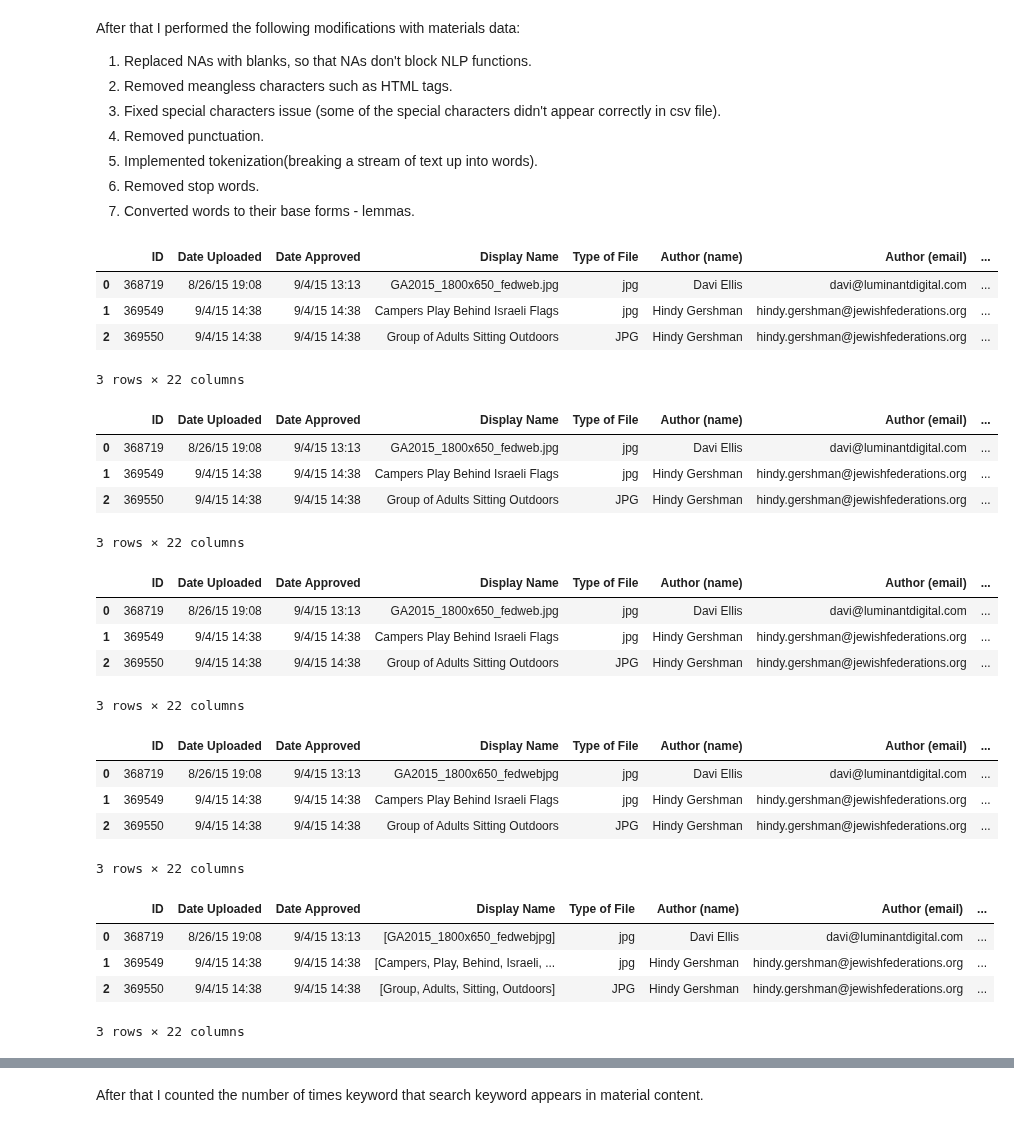
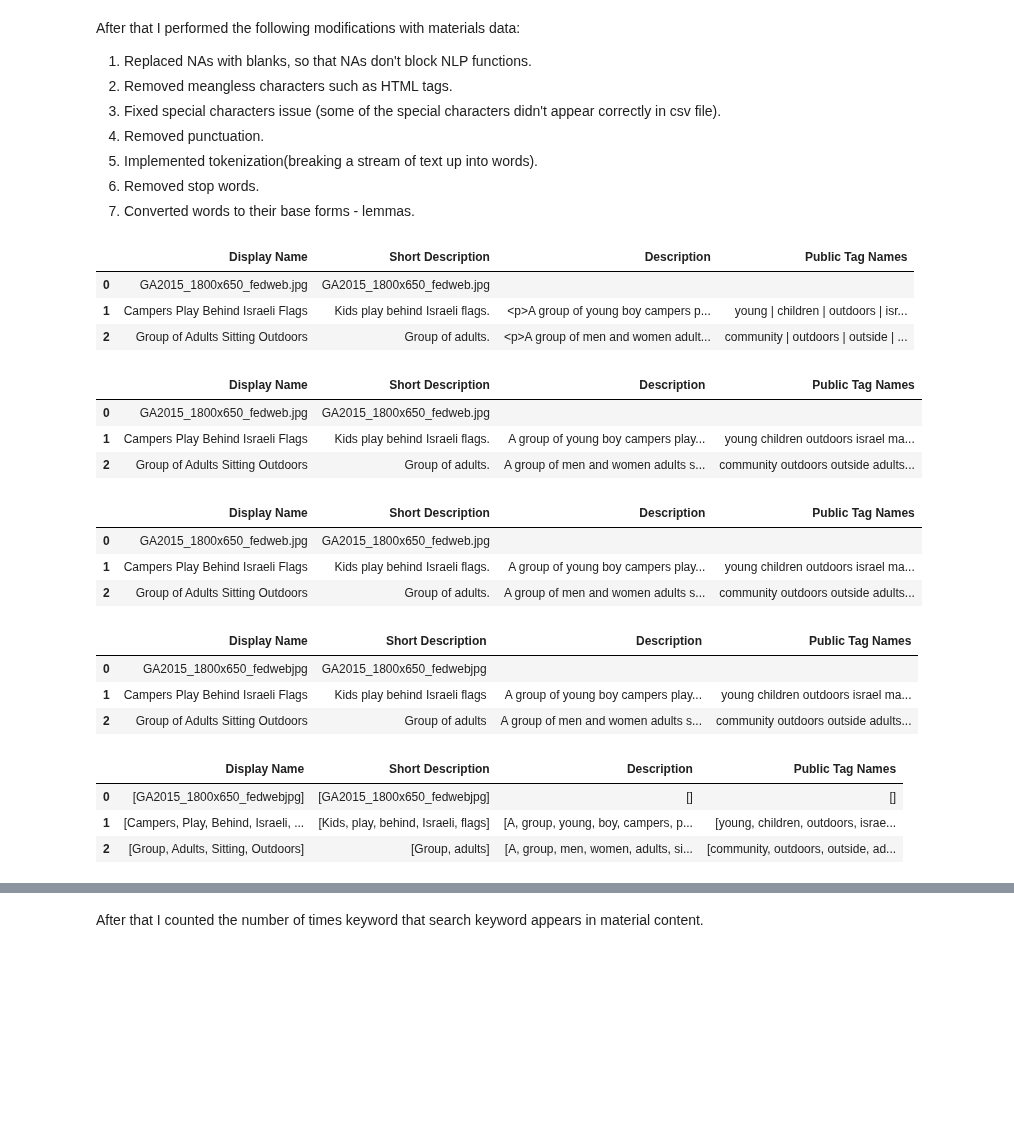
Before and after one commit to olga0503/DATA-620, a Jupyter notebook: Final_Project.ipynb, the cells around one changed output, grey strips where cells are left out. Cells and saved outputs as stored; diff of their text form; code cells hidden in the pictures; blank space fills up the shorter version.

```diff
--- a/Final_Project.ipynb
+++ b/Final_Project.ipynb
@@ -43,4 +43,5 @@ def load_dataset(dataset):
     return df
 
 #import materials dataset
-materials = load_dataset('assets.csv').head(3)
+materials = load_dataset('assets.csv')
+materials.head(3)
@@ -56,17 +63,16 @@ After that I performed the following modifications with materials data:
 # %%
 #function that replaces NAs with blanks
 def replace_na(df,columns):
     df[columns] = df[columns].fillna('')
 
 columns_list = ['Display Name','Short Description','Description','Public Tag Names']
 replace_na(materials,columns_list)
-materials.head(3)
+materials[columns_list].head(3)
 # %% [output]
-|  | ID | Date Uploaded | Date Approved | Display Name | Type of File | Author (name) | Author (email) | ... |
-| 0 | 368719 | 8/26/15 19:08 | 9/4/15 13:13 | GA2015_1800x650_fedweb.jpg | jpg | Davi Ellis | davi@luminantdigital.com | ... |
-| 1 | 369549 | 9/4/15 14:38 | 9/4/15 14:38 | Campers Play Behind Israeli Flags | jpg | Hindy Gershman | hindy.gershman@jewishfederations.org | ... |
-| 2 | 369550 | 9/4/15 14:38 | 9/4/15 14:38 | Group of Adults Sitting Outdoors | JPG | Hindy Gershman | hindy.gershman@jewishfederations.org | ... |
+|  | Display Name | Short Description | Description | Public Tag Names |
+| 0 | GA2015_1800x650_fedweb.jpg | GA2015_1800x650_fedweb.jpg |  |  |
+| 1 | Campers Play Behind Israeli Flags | Kids play behind Israeli flags. | <p>A group of young boy campers p... | young | children | outdoors | isr... |
+| 2 | Group of Adults Sitting Outdoors | Group of adults. | <p>A group of men and women adult... | community | outdoors | outside | ... |
-3 rows × 22 columns
 # %%
 #function that removes html tags
 def remove_html(df,columns):
@@ -76,13 +82,12 @@ def remove_html(df,columns):
             df[column] = df[column].str.replace(pattern,'')
 
 remove_html(materials,columns_list)
-materials.head(3)
+materials[columns_list].head(3)
 # %% [output]
-|  | ID | Date Uploaded | Date Approved | Display Name | Type of File | Author (name) | Author (email) | ... |
-| 0 | 368719 | 8/26/15 19:08 | 9/4/15 13:13 | GA2015_1800x650_fedweb.jpg | jpg | Davi Ellis | davi@luminantdigital.com | ... |
-| 1 | 369549 | 9/4/15 14:38 | 9/4/15 14:38 | Campers Play Behind Israeli Flags | jpg | Hindy Gershman | hindy.gershman@jewishfederations.org | ... |
-| 2 | 369550 | 9/4/15 14:38 | 9/4/15 14:38 | Group of Adults Sitting Outdoors | JPG | Hindy Gershman | hindy.gershman@jewishfederations.org | ... |
+|  | Display Name | Short Description | Description | Public Tag Names |
+| 0 | GA2015_1800x650_fedweb.jpg | GA2015_1800x650_fedweb.jpg |  |  |
+| 1 | Campers Play Behind Israeli Flags | Kids play behind Israeli flags. | A group of young boy campers play... | young children outdoors israel ma... |
+| 2 | Group of Adults Sitting Outdoors | Group of adults. | A group of men and women adults s... | community outdoors outside adults... |
-3 rows × 22 columns
 # %%
 #function that adjusts some of the special characters
 def adjust_sp_ch(df,columns):
@@ -91,20 +96,13 @@ def adjust_sp_ch(df,columns):
         for pattern in patterns:
             df[column] = df[column].str.replace(pattern,'"')
 
-adjust_sp_ch(materials,columns)
+adjust_sp_ch(materials,columns_list)
+materials[columns_list].head(3)
+# %% [output]
+|  | Display Name | Short Description | Description | Public Tag Names |
+| 0 | GA2015_1800x650_fedweb.jpg | GA2015_1800x650_fedweb.jpg |  |  |
+| 1 | Campers Play Behind Israeli Flags | Kids play behind Israeli flags. | A group of young boy campers play... | young children outdoors israel ma... |
+| 2 | Group of Adults Sitting Outdoors | Group of adults. | A group of men and women adults s... | community outdoors outside adults... |
-# %%
-#functionm that replaces NaNs with blanks
-def replace_na(df, columns):
-    df[columns] = df[columns].fillna('')
-
-replace_na(materials,columns)
-materials.head(3)
-# %% [output]
-|  | ID | Date Uploaded | Date Approved | Display Name | Type of File | Author (name) | Author (email) | ... |
-| 0 | 368719 | 8/26/15 19:08 | 9/4/15 13:13 | GA2015_1800x650_fedweb.jpg | jpg | Davi Ellis | davi@luminantdigital.com | ... |
-| 1 | 369549 | 9/4/15 14:38 | 9/4/15 14:38 | Campers Play Behind Israeli Flags | jpg | Hindy Gershman | hindy.gershman@jewishfederations.org | ... |
-| 2 | 369550 | 9/4/15 14:38 | 9/4/15 14:38 | Group of Adults Sitting Outdoors | JPG | Hindy Gershman | hindy.gershman@jewishfederations.org | ... |
-3 rows × 22 columns
 # %%
 #function that removes punctuation
 def remove_commas(df, columns):
@@ -112,33 +110,30 @@ def remove_commas(df, columns):
         df[column] = df[column].str.replace(r'[^\w\s]','')
 
 
-remove_commas(materials,columns)
-materials.head(3)
+remove_commas(materials,columns_list)
+materials[columns_list].head(3)
 # %% [output]
-|  | ID | Date Uploaded | Date Approved | Display Name | Type of File | Author (name) | Author (email) | ... |
-| 0 | 368719 | 8/26/15 19:08 | 9/4/15 13:13 | GA2015_1800x650_fedwebjpg | jpg | Davi Ellis | davi@luminantdigital.com | ... |
-| 1 | 369549 | 9/4/15 14:38 | 9/4/15 14:38 | Campers Play Behind Israeli Flags | jpg | Hindy Gershman | hindy.gershman@jewishfederations.org | ... |
-| 2 | 369550 | 9/4/15 14:38 | 9/4/15 14:38 | Group of Adults Sitting Outdoors | JPG | Hindy Gershman | hindy.gershman@jewishfederations.org | ... |
+|  | Display Name | Short Description | Description | Public Tag Names |
+| 0 | GA2015_1800x650_fedwebjpg | GA2015_1800x650_fedwebjpg |  |  |
+| 1 | Campers Play Behind Israeli Flags | Kids play behind Israeli flags | A group of young boy campers play... | young children outdoors israel ma... |
+| 2 | Group of Adults Sitting Outdoors | Group of adults | A group of men and women adults s... | community outdoors outside adults... |
-3 rows × 22 columns
 # %%
 # function that implements tokenization and removes stop words
-stop_words = set(stopwords.words('english'))
-
 def apply_tokenization(df, columns):
+    stop_words = set(stopwords.words('english'))
     for column in columns_list:
         df[column] = df[column].apply(word_tokenize)
         #remove stop words
         for i in range(0,len(df)):
             df[column][i] =[w for w in df[column][i] if w not in stop_words]
 
-apply_tokenization(materials, columns)
-materials.head(3)
+apply_tokenization(materials,columns_list)
+materials[columns_list].head(3)
 # %% [output]
-|  | ID | Date Uploaded | Date Approved | Display Name | Type of File | Author (name) | Author (email) | ... |
-| 0 | 368719 | 8/26/15 19:08 | 9/4/15 13:13 | [GA2015_1800x650_fedwebjpg] | jpg | Davi Ellis | davi@luminantdigital.com | ... |
-| 1 | 369549 | 9/4/15 14:38 | 9/4/15 14:38 | [Campers, Play, Behind, Israeli, ... | jpg | Hindy Gershman | hindy.gershman@jewishfederations.org | ... |
-| 2 | 369550 | 9/4/15 14:38 | 9/4/15 14:38 | [Group, Adults, Sitting, Outdoors] | JPG | Hindy Gershman | hindy.gershman@jewishfederations.org | ... |
+|  | Display Name | Short Description | Description | Public Tag Names |
+| 0 | [GA2015_1800x650_fedwebjpg] | [GA2015_1800x650_fedwebjpg] | [] | [] |
+| 1 | [Campers, Play, Behind, Israeli, ... | [Kids, play, behind, Israeli, flags] | [A, group, young, boy, campers, p... | [young, children, outdoors, israe... |
+| 2 | [Group, Adults, Sitting, Outdoors] | [Group, adults] | [A, group, men, women, adults, si... | [community, outdoors, outside, ad... |
-3 rows × 22 columns
 # %%
 #function that takes words to their base forms - lemmas
 def convert_lemma(df, columns):
```
Also changed, not shown: parts of 12 cells of this notebook.
